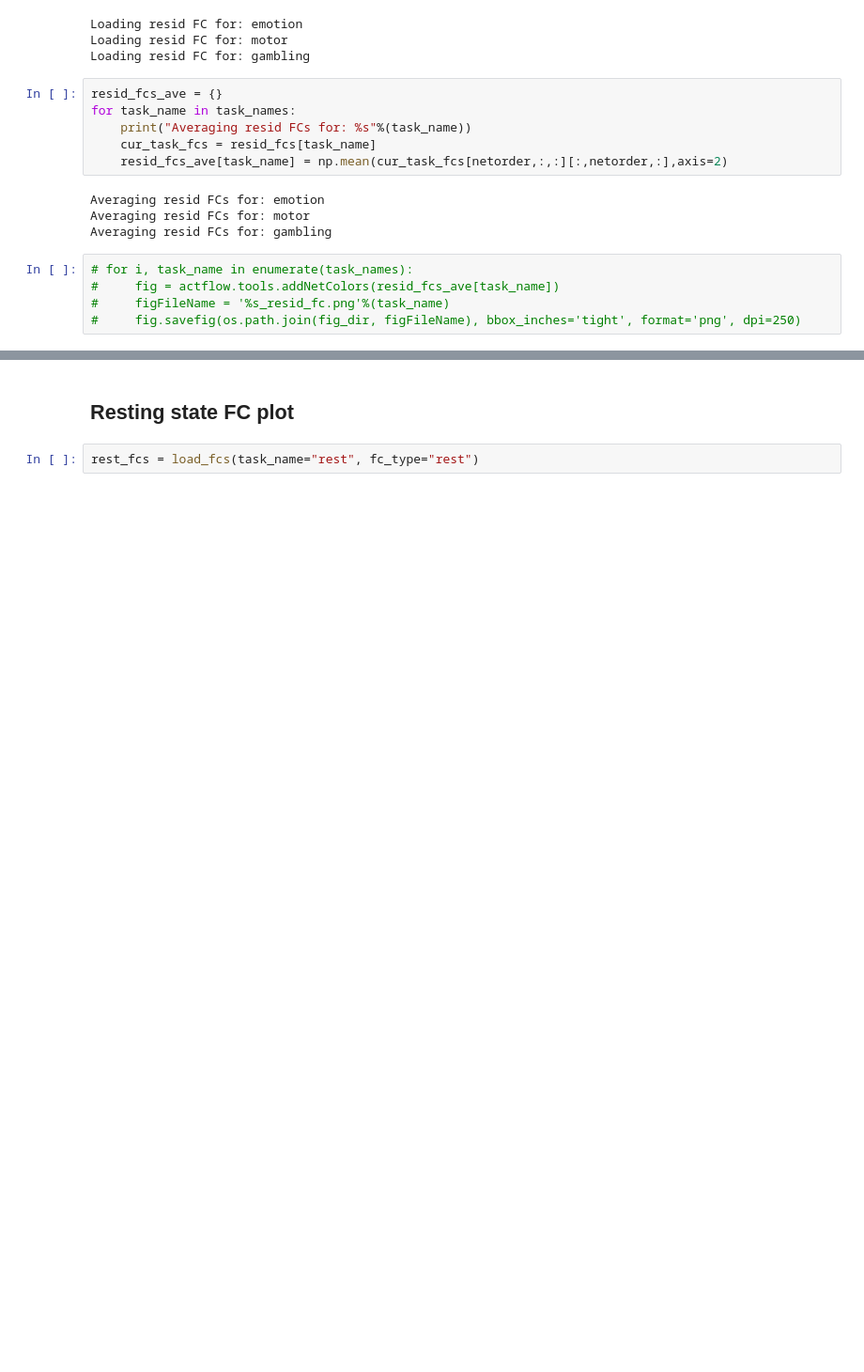
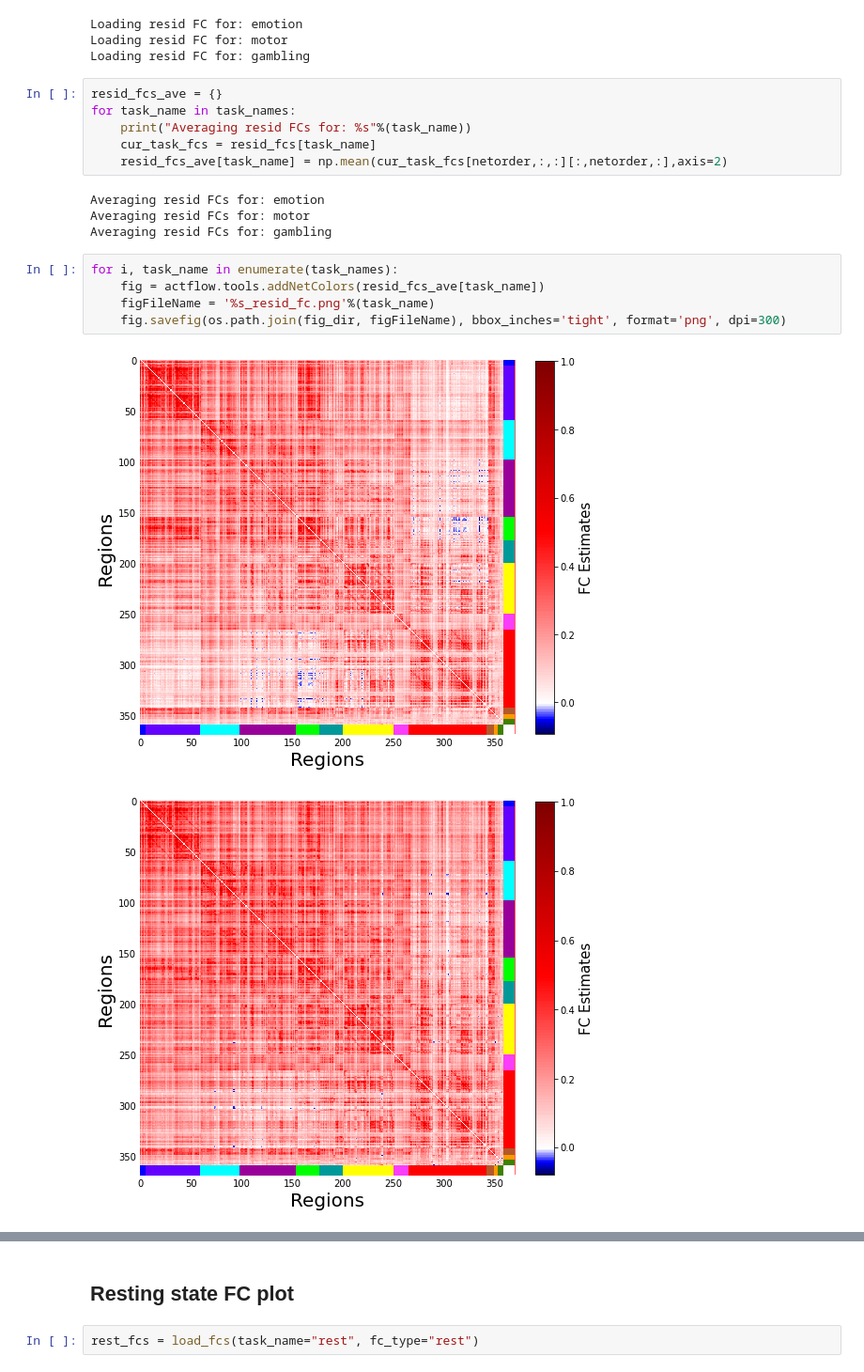
Before and after one commit to zenkavi/neuromatch_project, a Jupyter notebook: notebooks/NMA_project_data_creation.ipynb, the cells around one changed output, grey strips where cells are left out. Shown at 94% size. Cells and saved outputs as stored; diff of their text form; blank space fills up the shorter version.

```diff
--- a/notebooks/NMA_project_data_creation.ipynb
+++ b/notebooks/NMA_project_data_creation.ipynb
@@ -418,7 +418,10 @@ Averaging resid FCs for: emotion
 Averaging resid FCs for: motor
 Averaging resid FCs for: gambling
 # %%
-# for i, task_name in enumerate(task_names):
-#     fig = actflow.tools.addNetColors(resid_fcs_ave[task_name])
-#     figFileName = '%s_resid_fc.png'%(task_name)
-#     fig.savefig(os.path.join(fig_dir, figFileName), bbox_inches='tight', format='png', dpi=250)
+for i, task_name in enumerate(task_names):
+    fig = actflow.tools.addNetColors(resid_fcs_ave[task_name])
+    figFileName = '%s_resid_fc.png'%(task_name)
+    fig.savefig(os.path.join(fig_dir, figFileName), bbox_inches='tight', format='png', dpi=300)
+# %% [output]
+[figure, added]
+[figure, added]
```
Also changed, not shown: parts of 6 cells of this notebook, 11 other files.
